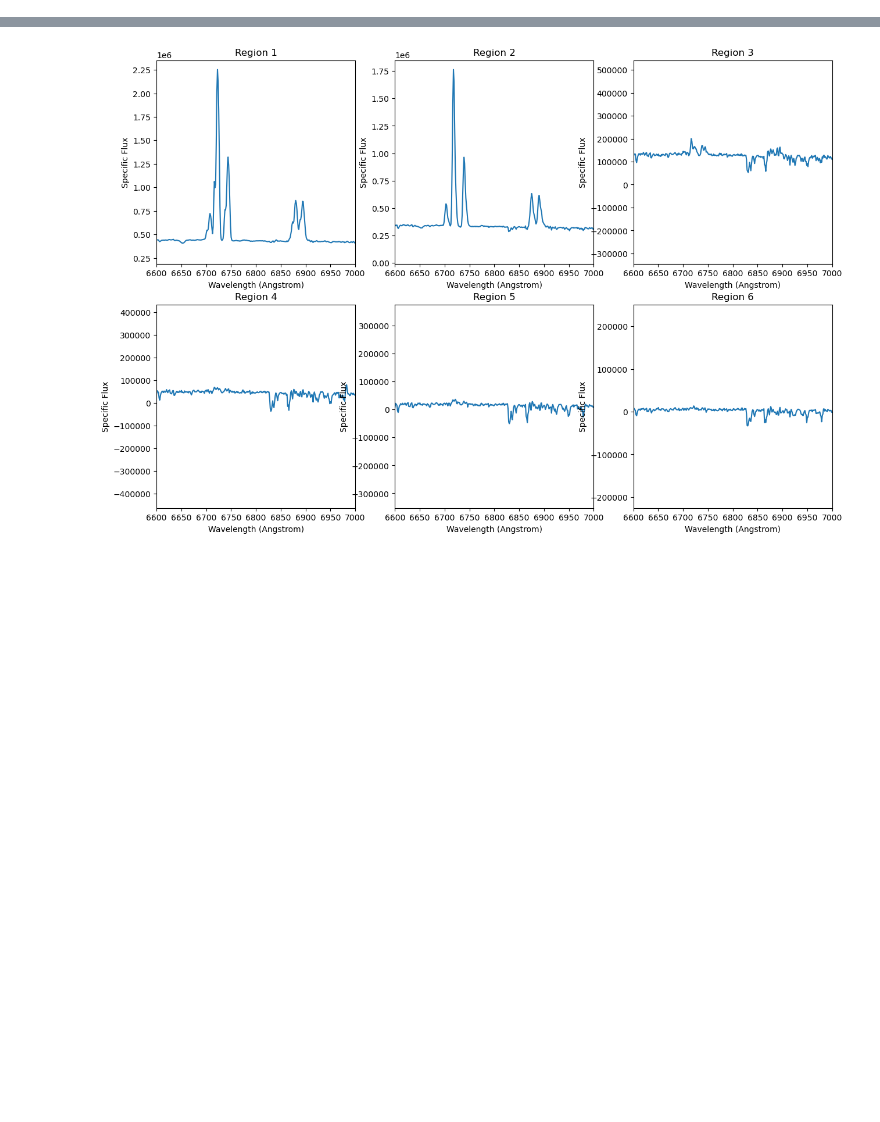
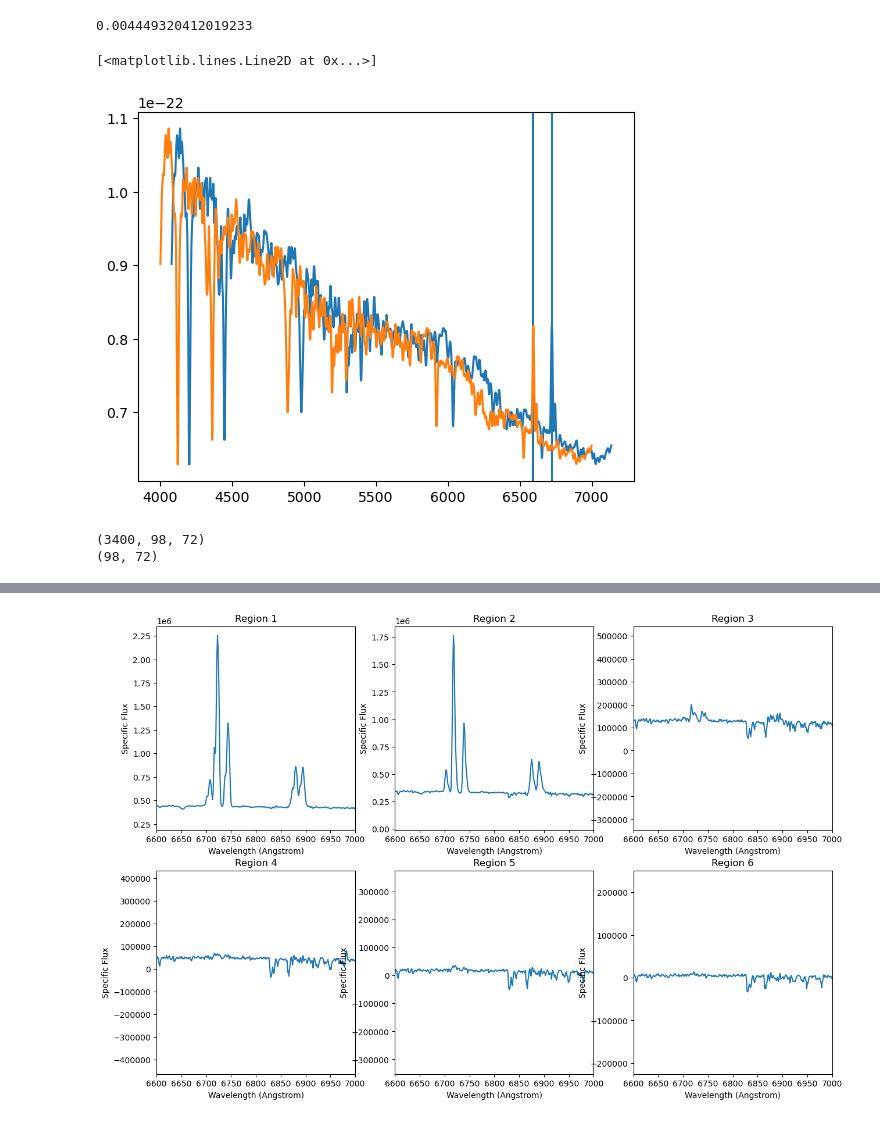
Before and after one commit to robertoinfurna/GALAXIES, a Jupyter notebook: RPS/NGC 4848.ipynb, the cells around one changed output, grey strips where cells are left out. Saved outputs shown, nothing was run; the diff lists cells and outputs as text; code cells hidden in the pictures; blank space fills up the shorter version.

```diff
--- a/RPS/NGC 4848.ipynb
+++ b/RPS/NGC 4848.ipynb
@@ -188,0 +353,26 @@ for x in range(V_map.shape[1]):  # Loop over X-axis (columns)
+# %%
+import matplotlib.pyplot as plt
+#for i in np.arange(0,Next,20):
+    #plt.plot(modwave,models[i]["spec"])
+    #plt.plot(modwave,models[i]["spec"])
+
+w_Ha = 6562.8
+w_Ha_4848 = 6720
+z_4848 = (w_Ha_4848 - w_Ha) / w_Ha
+
+w_Ha_model = 6592
+z_model = (w_Ha_model - w_Ha) / w_Ha   # (0.005214, NGC 4330)
+print(z_model)
+
+plt.axvline(w_Ha_model)
+plt.axvline(w_Ha_4848)
+
+modwave_new = modwave - (z_model - z_4848) * modwave
+plt.plot(modwave_new,models[0]["spec"])
+plt.plot(modwave,models[0]["spec"])
+
+#plt.xlim(6500,7000)
+# %% [output]
+0.004449320412019233
+[<matplotlib.lines.Line2D at 0x...>]
+[figure, added]
@@ -188,0 +397,6 @@ for x in range(V_map.shape[1]):  # Loop over X-axis (columns)
+# %%
+print(reshaped_cube.shape)
+print(Q_tau.shape)
+# %% [output]
+(3400, 98, 72)
+(98, 72)
```
Also changed, not shown: parts of 25 cells of this notebook.
